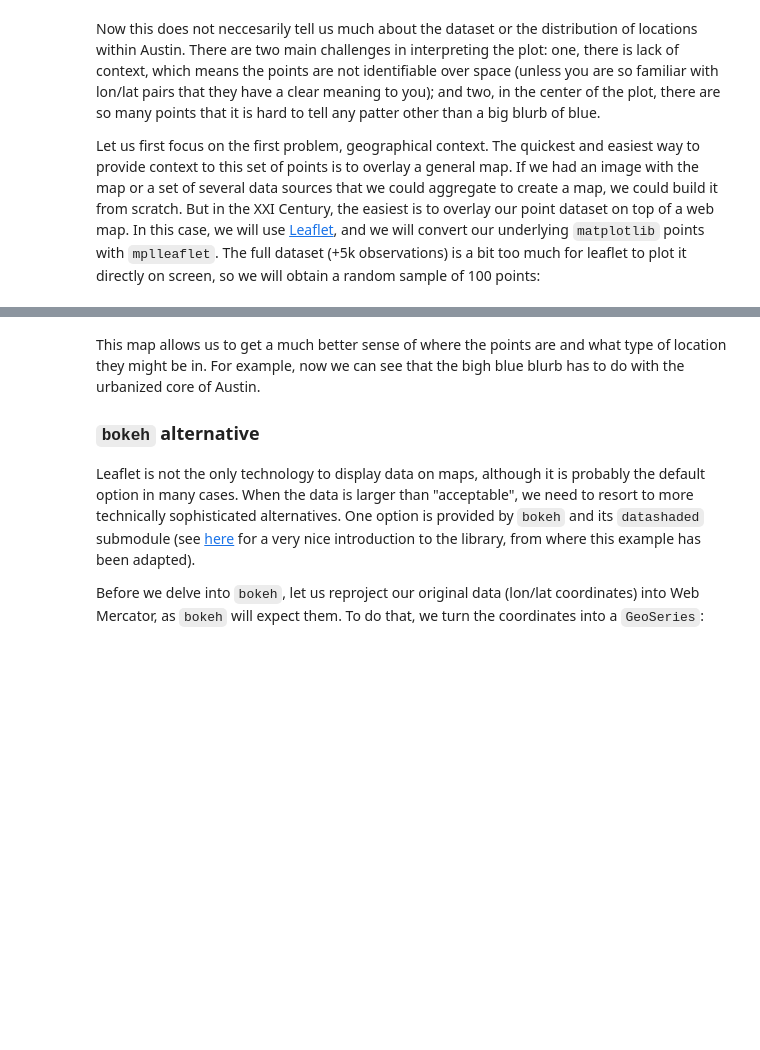
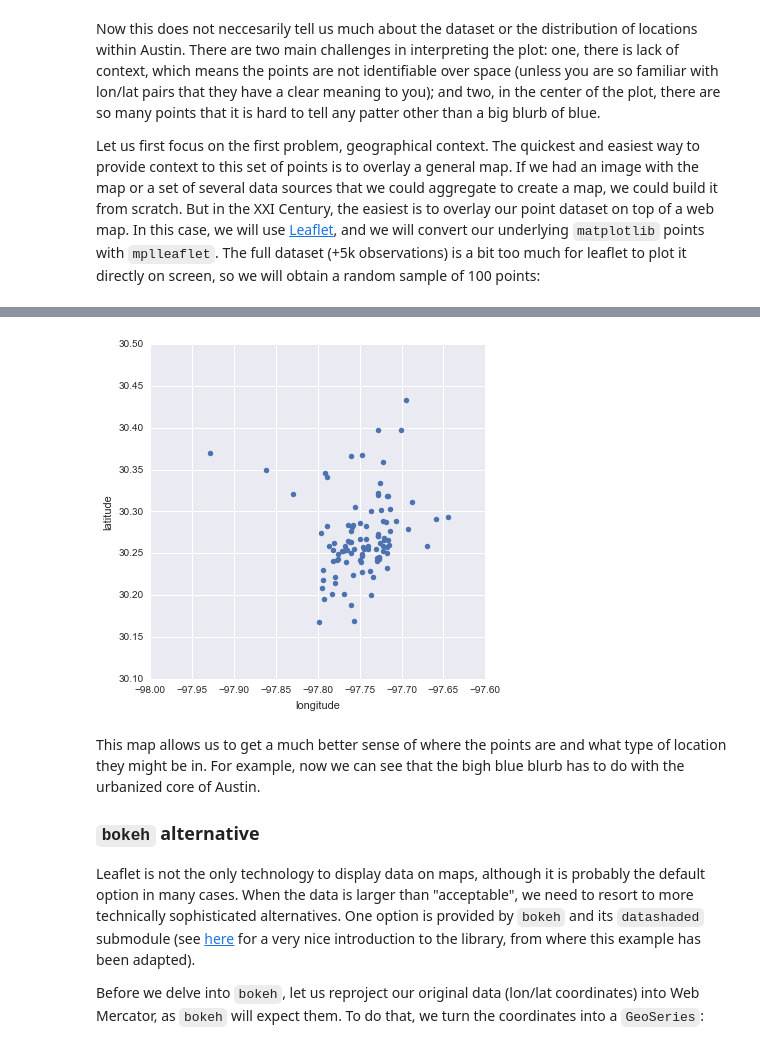
Before and after one commit to darribas/gds_scipy16, a Jupyter notebook: content/part2/04_points.ipynb, the cells around one changed output, grey strips where cells are left out. Drawn from its saved outputs; the diff is of its cells as text; code cells hidden in the pictures; blank space fills up the shorter version.

Commit message:
Building website

```diff
--- a/content/part2/04_points.ipynb
+++ b/content/part2/04_points.ipynb
@@ -21,7 +21,7 @@ import mplleaflet as mpll
 Let us first set the paths to the datasets we will be using:
 # %%
 # Adjust this to point to the right file in your computer
-listings_link = '/home/dani/Desktop/listings.csv'
+listings_link = '../data/listings.csv.gz'
 # %% [markdown]
 The core dataset we will use is `listings.csv`, which contains a lot of information about each individual location listed at AirBnb within Austin:
 # %%
@@ -68,10 +68,12 @@ Now this does not neccesarily tell us much about the dataset or the distribution
 
 Let us first focus on the first problem, geographical context. The quickest and easiest way to provide context to this set of points is to overlay a general map. If we had an image with the map or a set of several data sources that we could aggregate to create a map, we could build it from scratch. But in the XXI Century, the easiest is to overlay our point dataset on top of a web map. In this case, we will use [Leaflet](http://leafletjs.com/), and we will convert our underlying `matplotlib` points with `mplleaflet`. The full dataset (+5k observations) is a bit too much for leaflet to plot it directly on screen, so we will obtain a random sample of 100 points:
 # %%
+# NOTE: `mpll.display` turned off to be able to compile the website,
+#       comment out the last line of this cell for rendering Leaflet map.
 rids = np.arange(lst.shape[0])
 np.random.shuffle(rids)
 f, ax = plt.subplots(1, figsize=(6, 6))
 lst.iloc[rids[:100], :].plot(kind='scatter', x='longitude', y='latitude', \
-                      s=30, linewidth=0, ax=ax)
-mpll.display(fig=f,)
+                      s=30, linewidth=0, ax=ax);
+#mpll.display(fig=f,)
 # %% [output]
@@ -79,3 +80,4 @@ mpll.display(fig=f,)
+[figure, added]
 # %% [markdown]
 This map allows us to get a much better sense of where the points are and what type of location they might be in. For example, now we can see that the bigh blue blurb has to do with the urbanized core of Austin.
 
```
Also changed, not shown: parts of 3 cells of this notebook, 29 other files.
